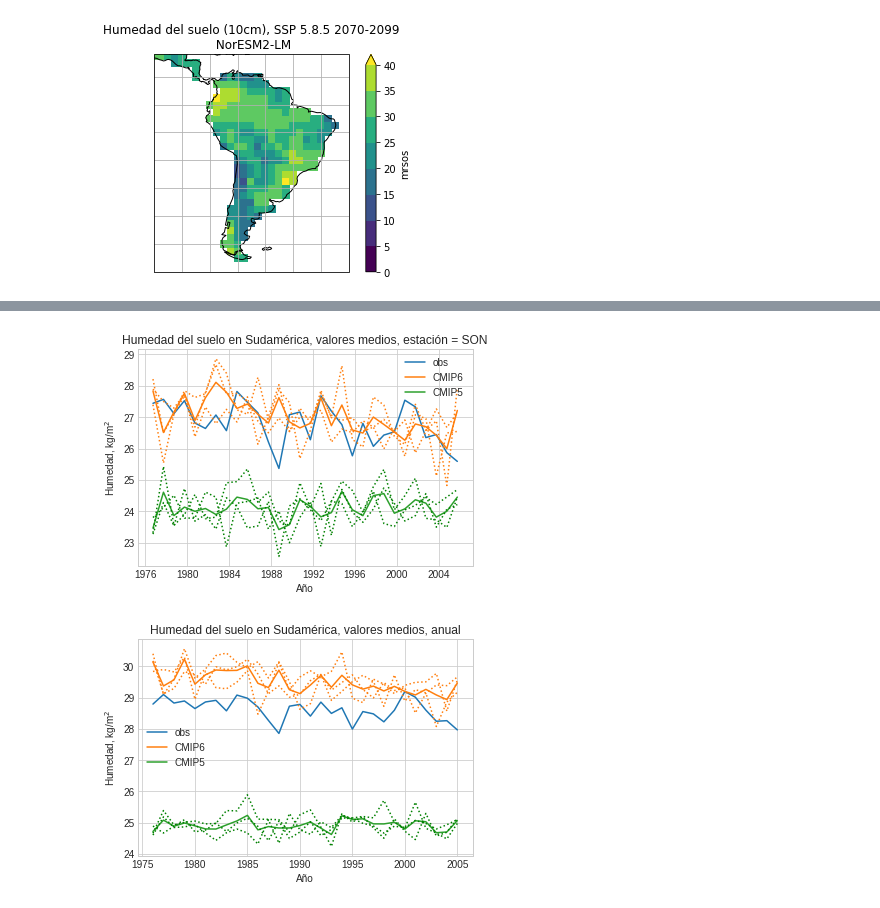
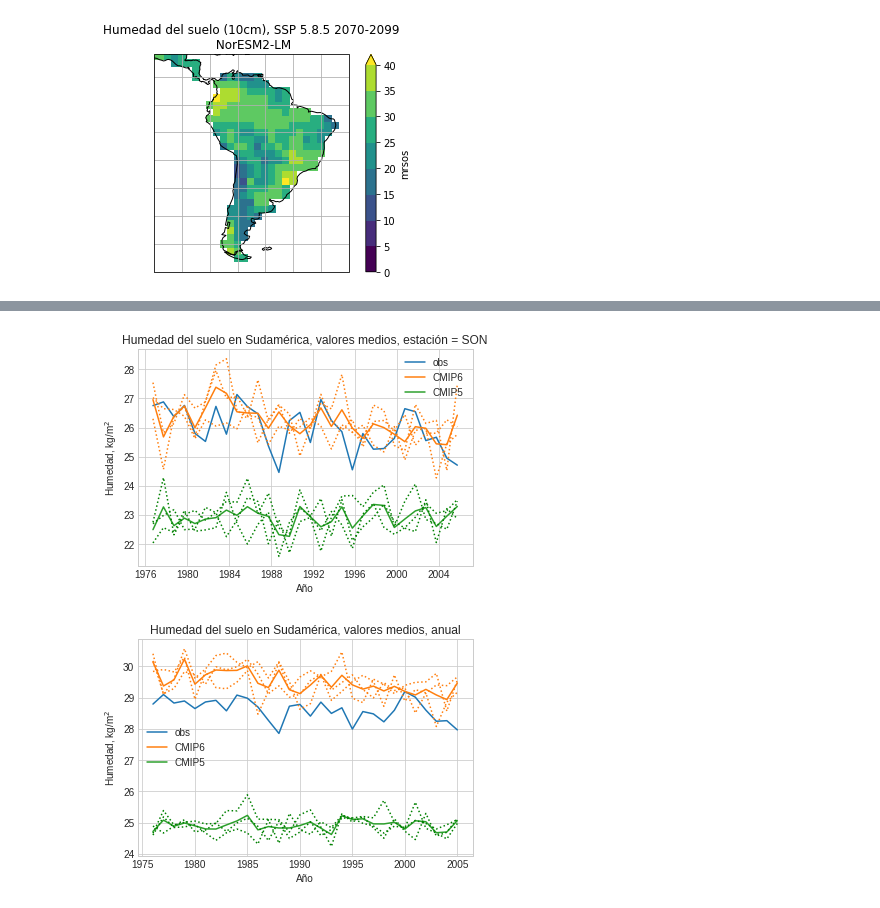
Before and after one commit to blychs/climatologia_fisica, a Jupyter notebook: practica_especial.ipynb, the cells around one changed output, grey strips where cells are left out. Cells and saved outputs as stored; diff of their text form; code cells hidden in the pictures.

```diff
--- a/practica_especial.ipynb
+++ b/practica_especial.ipynb
@@ -52,6 +53,10 @@ def rolling_sub(xarray):
                                                    'time': post.time},
                                 dims=['time', 'lat', 'lon'])
     return substraction
+
+def sel_season(da, center_month, len_season=2):
+    da_rav = da.rolling(time=len_season, center=True).mean()
+    return da_rav.sel(time = da_rav['time.month']==center_month)
 # %%
 # Load observational
 sm_thin_obs = xr.open_dataset('observacionales/GLDAS_2.5.nc')['SoilMoi0_10cm_inst'].isel(time=slice(12,372))
@@ -376,9 +408,6 @@ sm_thin_obs_regrid = regrid_lat(sm_thin_obs, -57.5, 20)
 # plt.show()
 
 
-def sel_season(da, center_month, len_season=3):
-    da_rav = da.rolling(time=len_season, center=True).mean()
-    return da_rav.sel(time = da_rav['time.month']==center_month)
 
 weights = np.cos(np.deg2rad(sm_thin_c6_ens.lat))
 
@@ -424,4 +453,4 @@ for i in estaciones:
-[figure, old version]
+[figure, new version]
 # %%
 def dato_anual(xarray):
     xarray2 = xarray.groupby('time.year').mean(dim='time')
```
Also changed, not shown: parts of 15 cells of this notebook.
